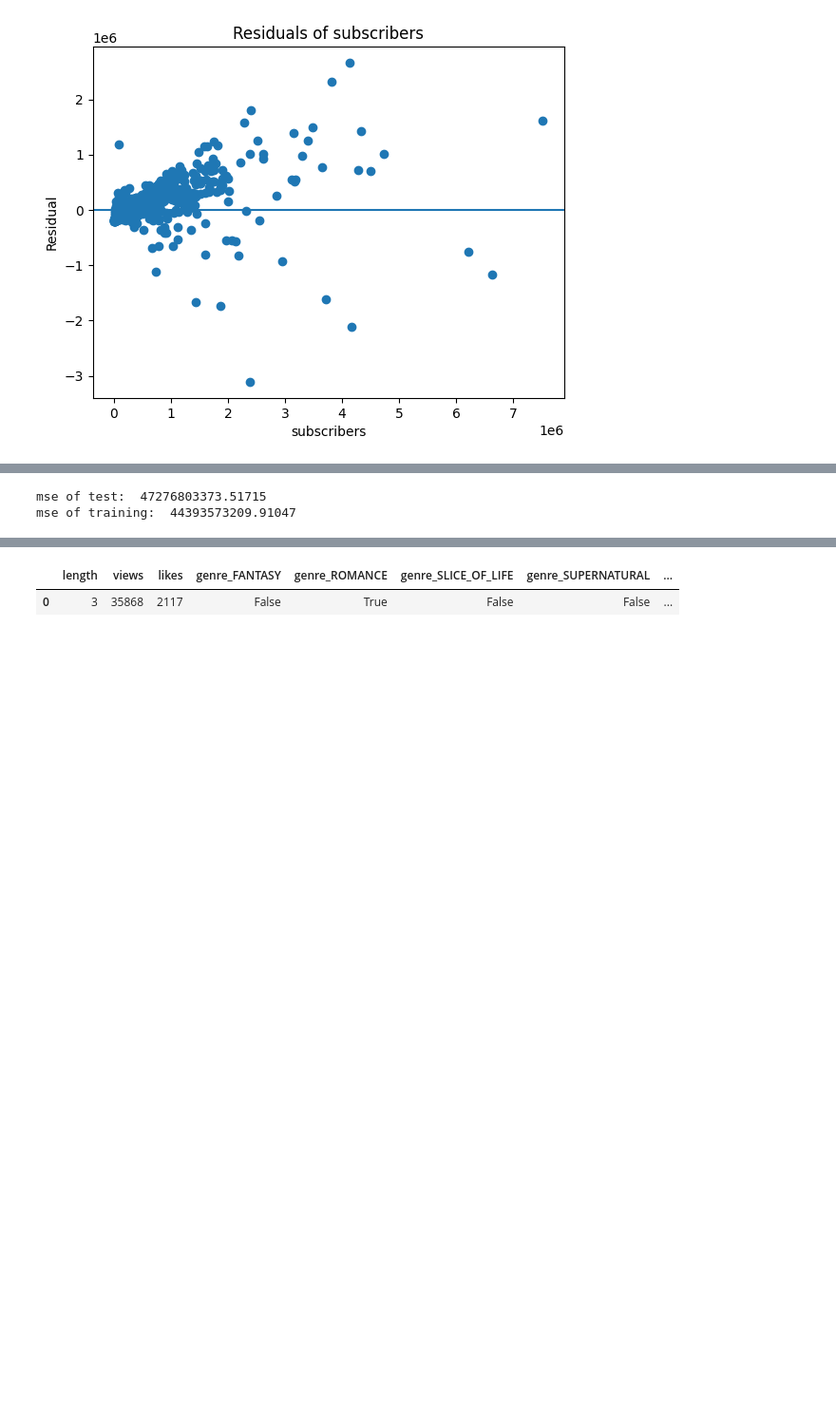
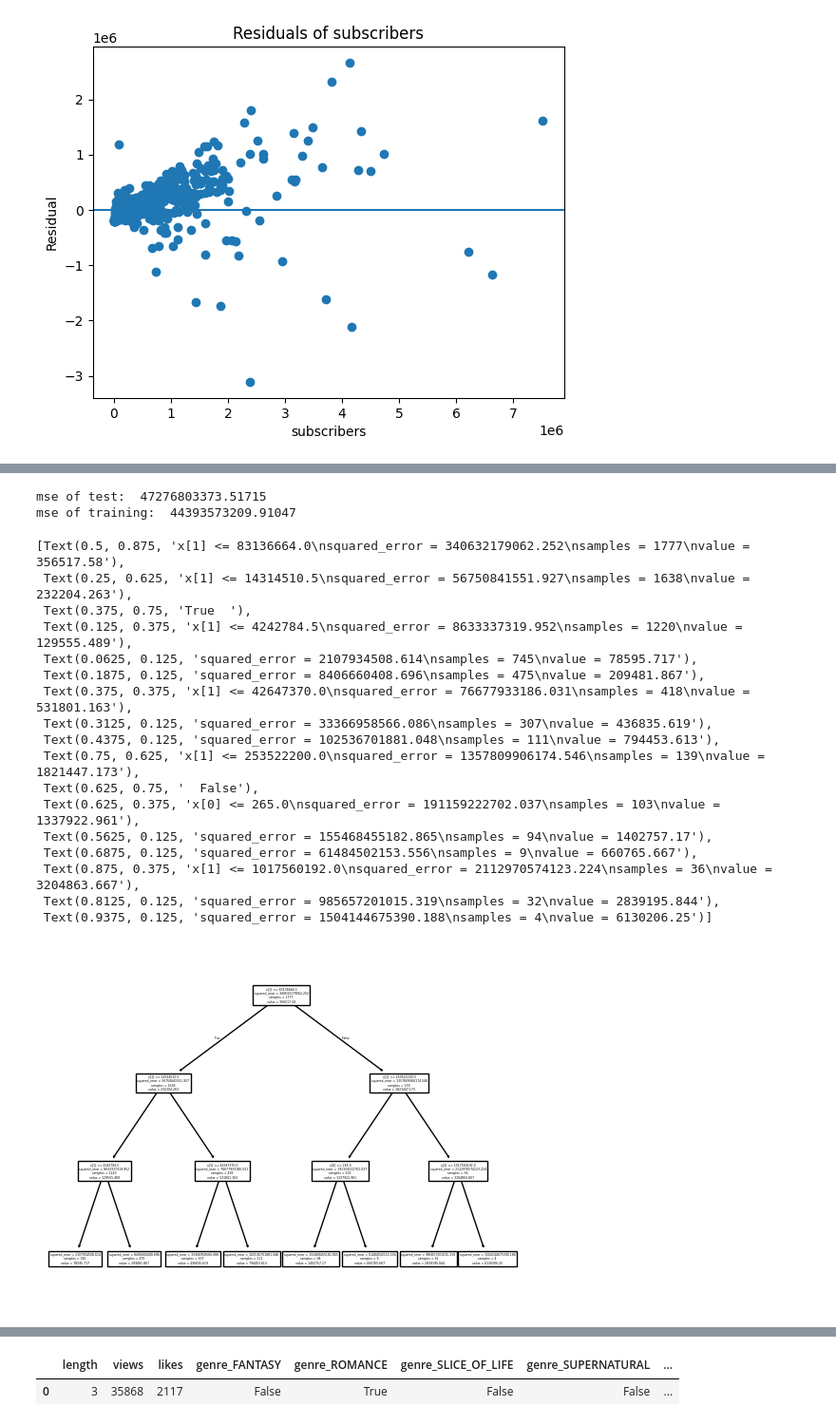
Before and after one commit to xhesikam/WebtoonDataProject, a Jupyter notebook: Project.ipynb, the cells around one changed output, grey strips where cells are left out. Shown at 95% size. Cells and saved outputs as stored; diff of their text form; code cells hidden in the pictures; blank space fills up the shorter version.

```diff
--- a/Project.ipynb
+++ b/Project.ipynb
@@ -350,10 +372,29 @@ mse of training:  21434196512.83577
 # %%
 tree_model3 = DecisionTreeRegressor(max_depth = 3)
 tree_model3.fit(x, y)
 p3test = tree_model3.predict(x_test)
 print("mse of test: ", mean_squared_error(p3test, y_test))
 p3train = tree_model3.predict(x_train)
 print("mse of training: ",mean_squared_error(p3train, y_train))
+plot_tree(tree_model3)
 # %% [output]
 mse of test:  47276803373.51715
 mse of training:  44393573209.91047
+[Text(0.5, 0.875, 'x[1] <= 83136664.0\nsquared_error = 340632179062.252\nsamples = 1777\nvalue = 356517.58'),
+ Text(0.25, 0.625, 'x[1] <= 14314510.5\nsquared_error = 56750841551.927\nsamples = 1638\nvalue = 232204.263'),
+ Text(0.375, 0.75, 'True  '),
+ Text(0.125, 0.375, 'x[1] <= 4242784.5\nsquared_error = 8633337319.952\nsamples = 1220\nvalue = 129555.489'),
+ Text(0.0625, 0.125, 'squared_error = 2107934508.614\nsamples = 745\nvalue = 78595.717'),
+ Text(0.1875, 0.125, 'squared_error = 8406660408.696\nsamples = 475\nvalue = 209481.867'),
+ Text(0.375, 0.375, 'x[1] <= 42647370.0\nsquared_error = 76677933186.031\nsamples = 418\nvalue = 531801.163'),
+ Text(0.3125, 0.125, 'squared_error = 33366958566.086\nsamples = 307\nvalue = 436835.619'),
+ Text(0.4375, 0.125, 'squared_error = 102536701881.048\nsamples = 111\nvalue = 794453.613'),
+ Text(0.75, 0.625, 'x[1] <= 253522200.0\nsquared_error = 1357809906174.546\nsamples = 139\nvalue = 1821447.173'),
+ Text(0.625, 0.75, '  False'),
+ Text(0.625, 0.375, 'x[0] <= 265.0\nsquared_error = 191159222702.037\nsamples = 103\nvalue = 1337922.961'),
+ Text(0.5625, 0.125, 'squared_error = 155468455182.865\nsamples = 94\nvalue = 1402757.17'),
+ Text(0.6875, 0.125, 'squared_error = 61484502153.556\nsamples = 9\nvalue = 660765.667'),
+ Text(0.875, 0.375, 'x[1] <= 1017560192.0\nsquared_error = 2112970574123.224\nsamples = 36\nvalue = 3204863.667'),
+ Text(0.8125, 0.125, 'squared_error = 985657201015.319\nsamples = 32\nvalue = 2839195.844'),
+ Text(0.9375, 0.125, 'squared_error = 1504144675390.188\nsamples = 4\nvalue = 6130206.25')]
+[figure, added]
```
Also changed, not shown: parts of 7 cells of this notebook.
